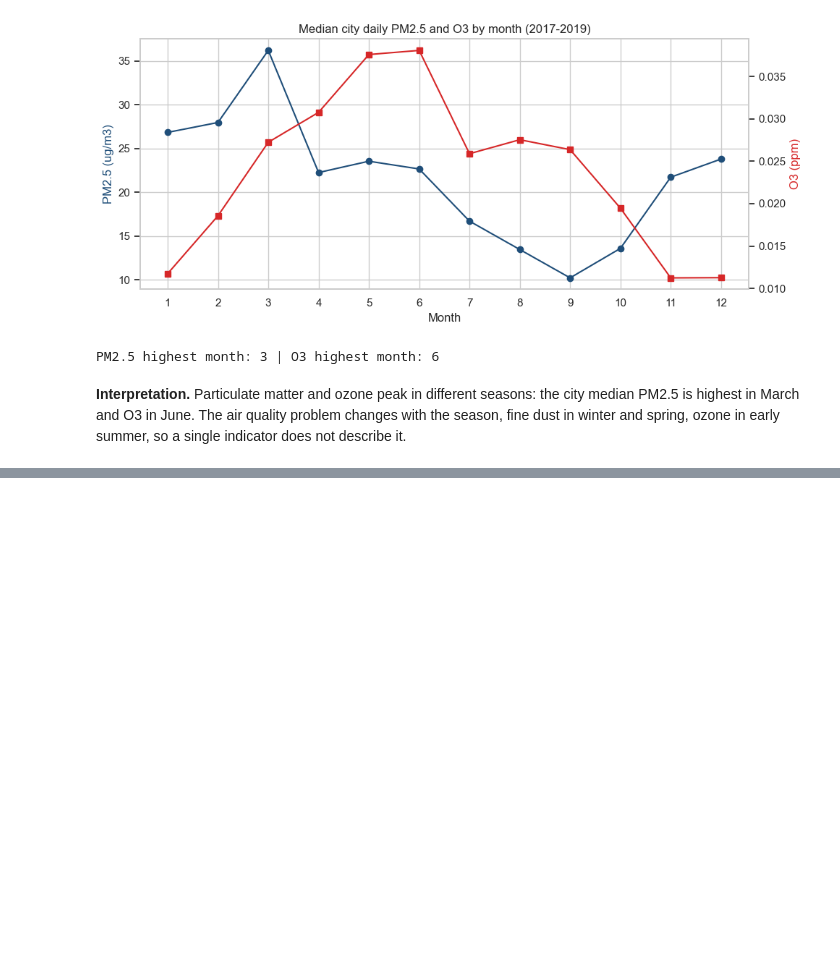
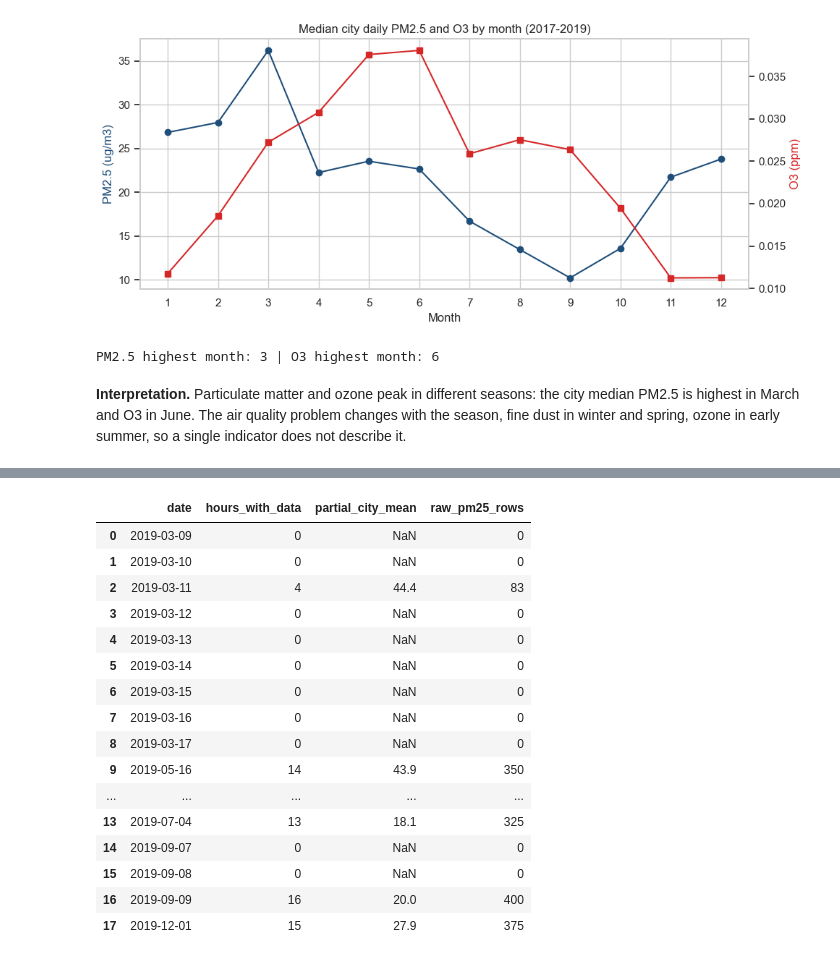
Before and after one commit to moliiner/air_pollution_analysis_seoul, a Jupyter notebook: notebooks/04_pollutants_and_episodes.ipynb, the cells around one changed output, grey strips where cells are left out. Saved outputs shown, nothing was run; the diff lists cells and outputs as text; code cells hidden in the pictures; blank space fills up the shorter version.

```diff
--- a/notebooks/04_pollutants_and_episodes.ipynb
+++ b/notebooks/04_pollutants_and_episodes.ipynb
@@ -141,0 +109,21 @@ Coarse-dust days by month: {1: 2, 2: 2, 4: 3, 5: 6, 10: 2, 11: 2}
+# %%
+gap_days = pd.read_csv(config.METRICS / "01_network_gap_days.csv", parse_dates=["date"])
+gap_days.round(1)
+# %% [output]
+|  | date | hours_with_data | partial_city_mean | raw_pm25_rows |
+| 0 | 2019-03-09 | 0 | NaN | 0 |
+| 1 | 2019-03-10 | 0 | NaN | 0 |
+| 2 | 2019-03-11 | 4 | 44.4 | 83 |
+| 3 | 2019-03-12 | 0 | NaN | 0 |
+| 4 | 2019-03-13 | 0 | NaN | 0 |
+| 5 | 2019-03-14 | 0 | NaN | 0 |
+| 6 | 2019-03-15 | 0 | NaN | 0 |
+| 7 | 2019-03-16 | 0 | NaN | 0 |
+| 8 | 2019-03-17 | 0 | NaN | 0 |
+| 9 | 2019-05-16 | 14 | 43.9 | 350 |
+| ... | ... | ... | ... | ... |
+| 13 | 2019-07-04 | 13 | 18.1 | 325 |
+| 14 | 2019-09-07 | 0 | NaN | 0 |
+| 15 | 2019-09-08 | 0 | NaN | 0 |
+| 16 | 2019-09-09 | 16 | 20.0 | 400 |
+| 17 | 2019-12-01 | 15 | 27.9 | 375 |
```
Also changed, not shown: parts of 16 cells of this notebook, 14 other files.
